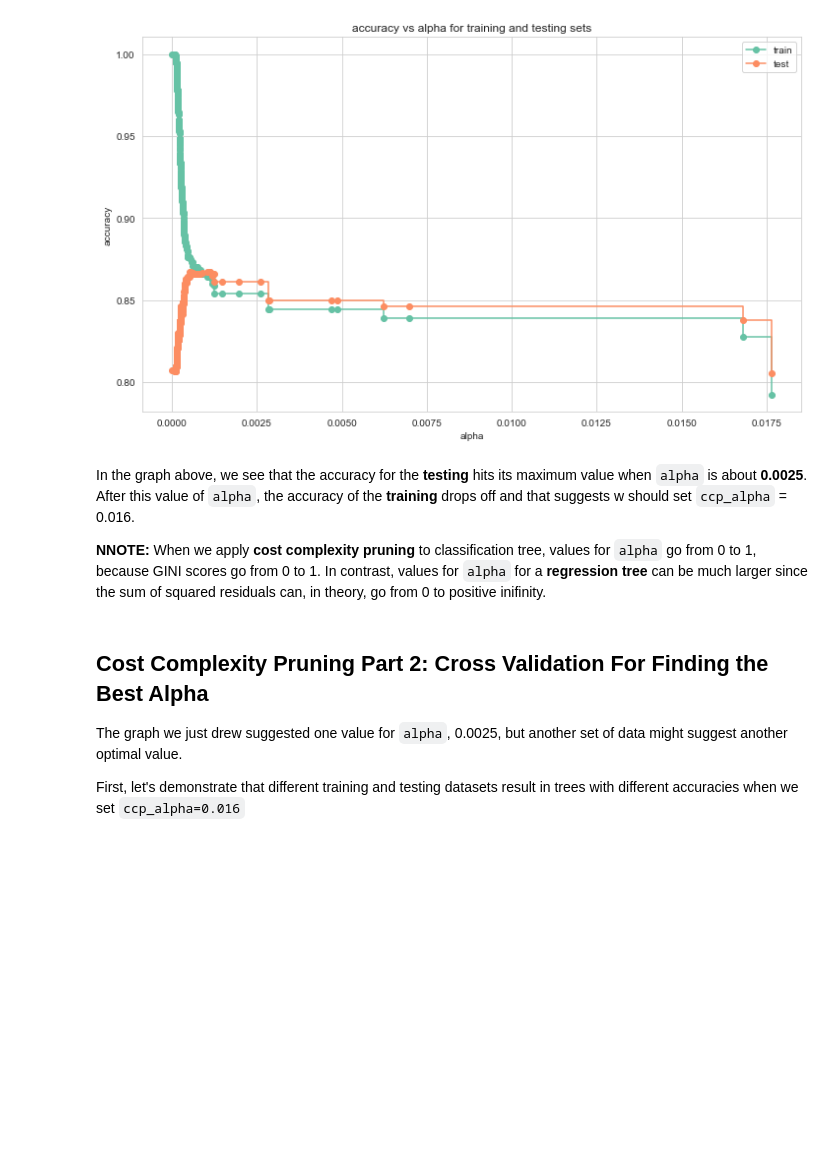
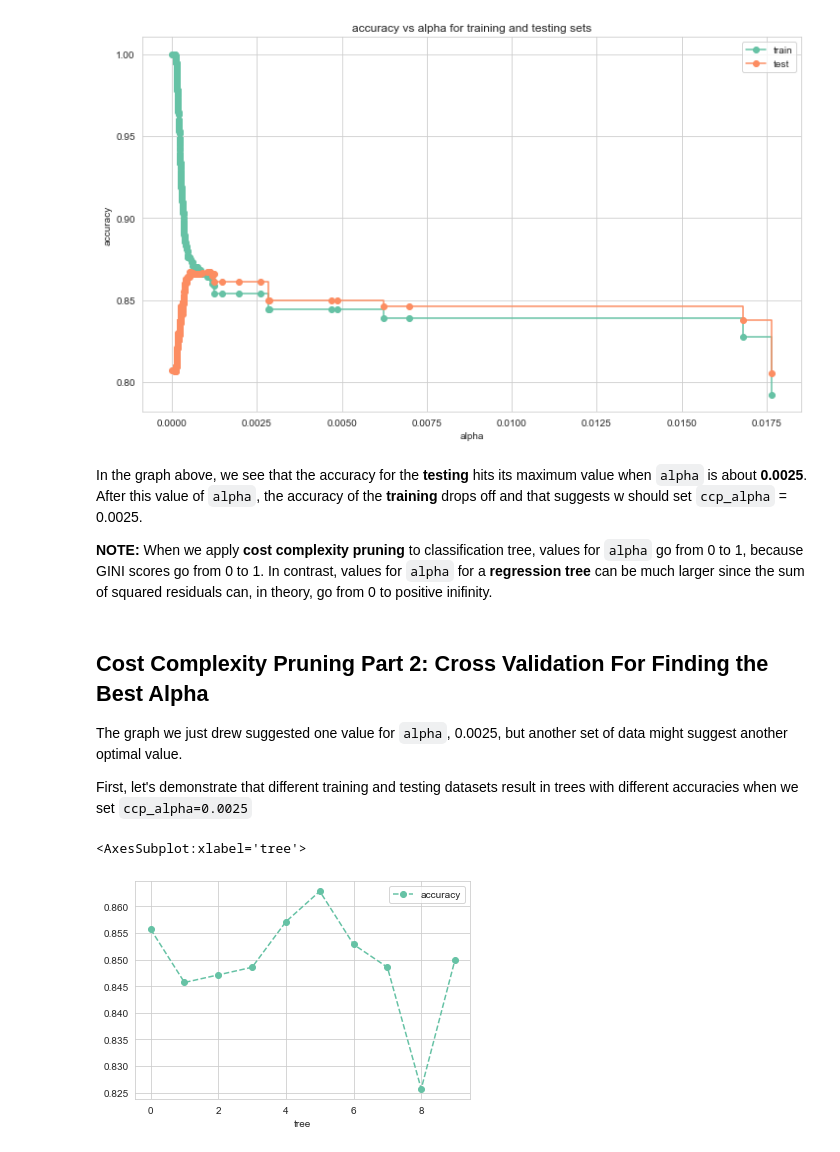
Before and after one commit to mereluo/classfication_bank_user_churn, a Jupyter notebook: 1_EDA.ipynb, the cells around one changed output. Saved outputs shown, nothing was run; the diff lists cells and outputs as text; code cells hidden in the pictures; blank space fills up the shorter version.

Commit message:
tree pruning

```diff
--- a/1_EDA.ipynb
+++ b/1_EDA.ipynb
@@ -195,12 +187,24 @@ plt.show()
 # %% [output]
 [figure]
 # %% [markdown]
-In the graph above, we see that the accuracy for the **testing** hits its maximum value when `alpha` is about **0.0025**. After this value of `alpha`, the accuracy of the **training** drops off and that suggests w should set `ccp_alpha` = 0.016.
+In the graph above, we see that the accuracy for the **testing** hits its maximum value when `alpha` is about **0.0025**. After this value of `alpha`, the accuracy of the **training** drops off and that suggests w should set `ccp_alpha` = 0.0025.
 
-**NNOTE:** When we apply **cost complexity pruning** to classification tree, values for `alpha` go from 0 to 1, because GINI scores go from 0 to 1. In contrast, values for `alpha` for a **regression tree** can be much larger since the sum of squared residuals can, in theory, go from 0 to positive inifinity.
+**NOTE:** When we apply **cost complexity pruning** to classification tree, values for `alpha` go from 0 to 1, because GINI scores go from 0 to 1. In contrast, values for `alpha` for a **regression tree** can be much larger since the sum of squared residuals can, in theory, go from 0 to positive inifinity.
 # %% [markdown]
 ## Cost Complexity Pruning Part 2: Cross Validation For Finding the Best Alpha
 
 The graph we just drew suggested one value for `alpha`, 0.0025, but another set of data might suggest another optimal value.
 
-First, let's demonstrate that different training and testing datasets result in trees with different accuracies when we set `ccp_alpha=0.016`
+First, let's demonstrate that different training and testing datasets result in trees with different accuracies when we set `ccp_alpha=0.0025`
+# %%
+clf_dt = DecisionTreeClassifier(random_state=42, ccp_alpha=0.0025) # create the tree with ccp_alpha=0.0025
+
+## now use 10-fold corss val create 1- different training and testing datasets that
+## are then used to train and test the tree
+scores = cross_val_score(clf_dt, X_train, y_train, cv=10)
+df = pd.DataFrame(data={'tree': range(10), 'accuracy':scores})
+
+df.plot(x='tree', y='accuracy', marker='o', linestyle='--')
+# %% [output]
+<AxesSubplot:xlabel='tree'>
+[figure, added]
```
Also changed, not shown: parts of 13 cells of this notebook.
